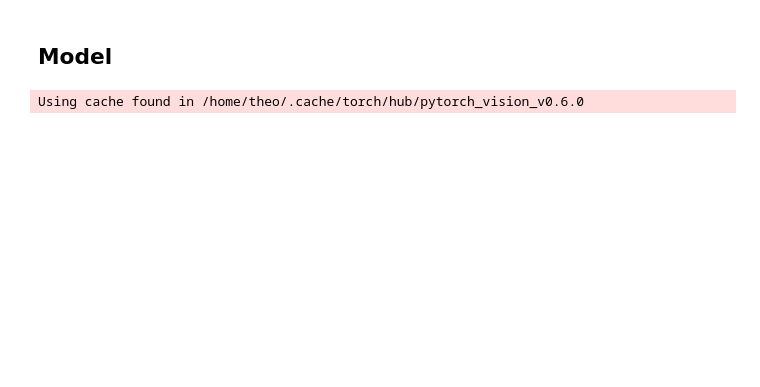
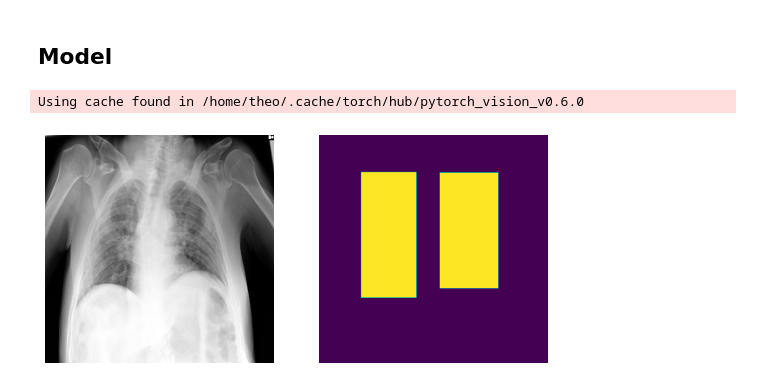
Before and after one commit to TheoViel/kaggle_siim_covid, a Jupyter notebook: notebooks/Training.ipynb, the cells around one changed output. Drawn from its saved outputs; the diff is of its cells as text; code cells hidden in the pictures; blank space fills up the shorter version.

```diff
--- a/notebooks/Training.ipynb
+++ b/notebooks/Training.ipynb
@@ -111,2 +105,22 @@ x = x.unsqueeze(0)
+# %%
+transforms = get_transfos_cls(augment=False, visualize=True)
+dataset = CovidClsDataset(df, DATA_PATH + f"train_{SIZE}/", transforms=transforms)
+
+x, m, y, y_img = dataset[0]
+
+plt.figure(figsize=(9, 9))
+plt.subplot(1, 2, 1)
+plt.imshow(x.cpu().numpy().transpose(1, 2, 0))
+plt.axis(False)
+plt.subplot(1, 2, 2)
+plt.imshow(m.cpu().numpy()[:, :, None])
+plt.axis(False)
+
+x = x.unsqueeze(0).float()
+m = m.unsqueeze(0).float()
+y = y.unsqueeze(0)
+y_img = y_img.unsqueeze(0)
+# %% [output]
+[figure, added]
 # %%
 pred = model(x)
```
Also changed, not shown: parts of 22 cells of this notebook, 12 other files.
